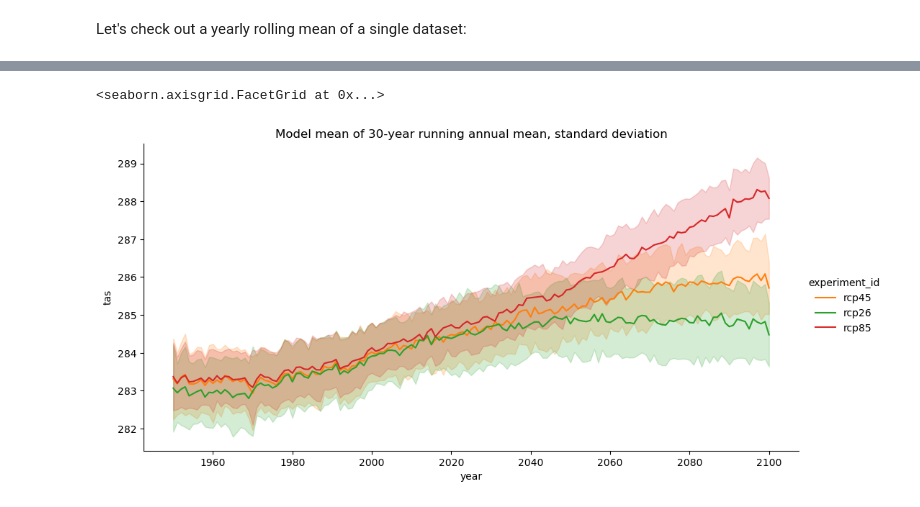
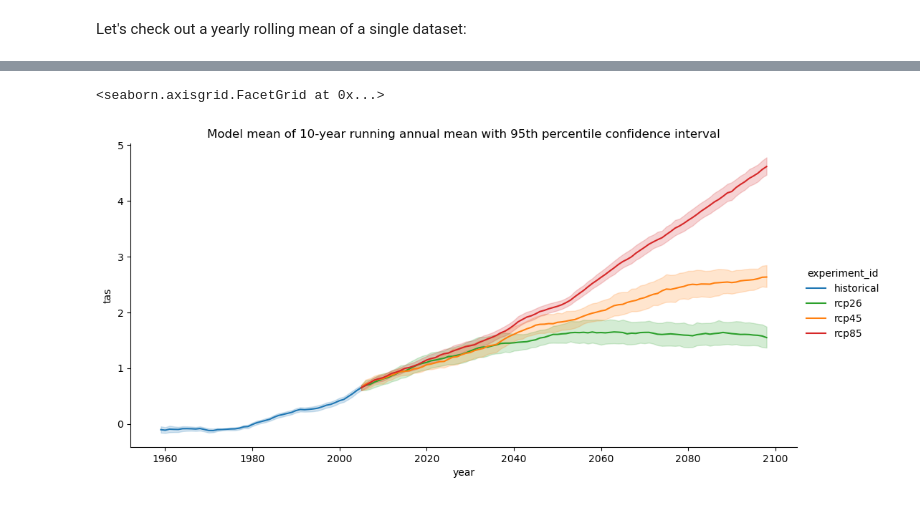
Before and after one commit to WCRP-CORDEX/cordex-tutorials, a Jupyter notebook: tutorials/aws-access.ipynb, the cells around one changed output, grey strips where cells are left out. Saved outputs shown, nothing was run; the diff lists cells and outputs as text; code cells hidden in the pictures.

```diff
--- a/tutorials/aws-access.ipynb
+++ b/tutorials/aws-access.ipynb
@@ -275,0 +454,15 @@ df
+# %%
+def rolling_mean(ensemble, n):
+    """compute a rolling mean
+
+    Take care to fill scenario timelines with historical data.
+
+    """
+    year = slice(2005 - n + 1, 2005)
+    ensemble.loc[
+        dict(experiment_id=["rcp26", "rcp45", "rcp85"], year=year)
+    ] = ensemble.sel(experiment_id="historical").sel(year=year)
+
+    return ensemble.rolling(year=n, center=False).mean()
+# %%
+mean = rolling_mean(ensemble, 10)
@@ -275,0 +471,3 @@ df
+# %%
+mean = mean - mean.sel(experiment_id="historical", year=slice(1961, 1990)).mean("year")
+mean
@@ -275,0 +494,3 @@ df
+# %%
+df = mean.to_dataframe().reset_index()
+df
@@ -276,18 +511,20 @@ df
 # %%
 import seaborn as sns
 
-palette = {"rcp26": "C2", "rcp45": "C1", "rcp85": "C3"}
+palette = {"historical": "C0", "rcp26": "C2", "rcp45": "C1", "rcp85": "C3"}
 g = sns.relplot(
-    data=df[(df["year"] >= 1950) & (df["year"] <= 2100)],
+    data=df[(df["year"] >= 1950) & (df["year"] <= 2098)],
     x="year",
     y="tas",
     hue="experiment_id",
     kind="line",
-    errorbar="sd",
+    errorbar=("ci", 95),
     aspect=2,
     palette=palette,
 )
-g.set(title="Model mean of 30-year running annual mean, standard deviation")
+g.set(
+    title="Model mean of 10-year running annual mean with 95th percentile confidence interval"
+)
 # %% [output]
 <seaborn.axisgrid.FacetGrid at 0x...>
-[figure, old version]
+[figure, new version]
```
Also changed, not shown: parts of 34 cells of this notebook.
